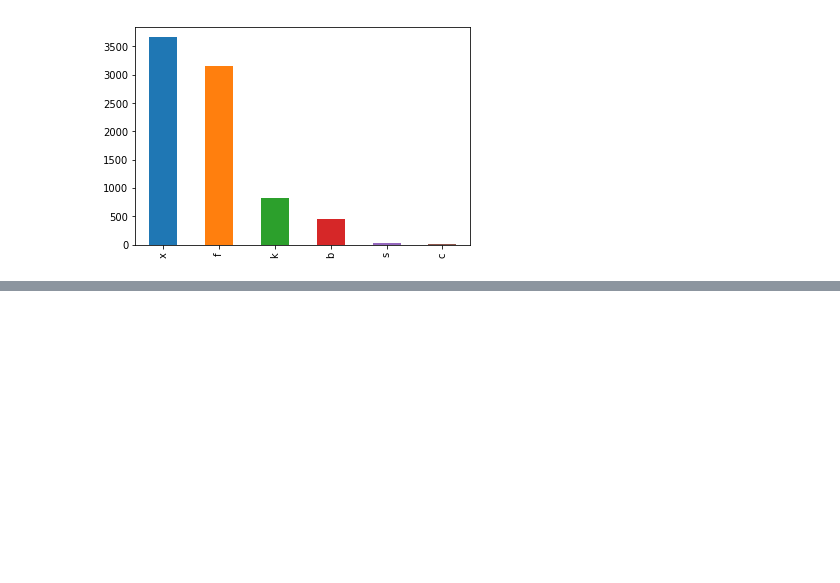
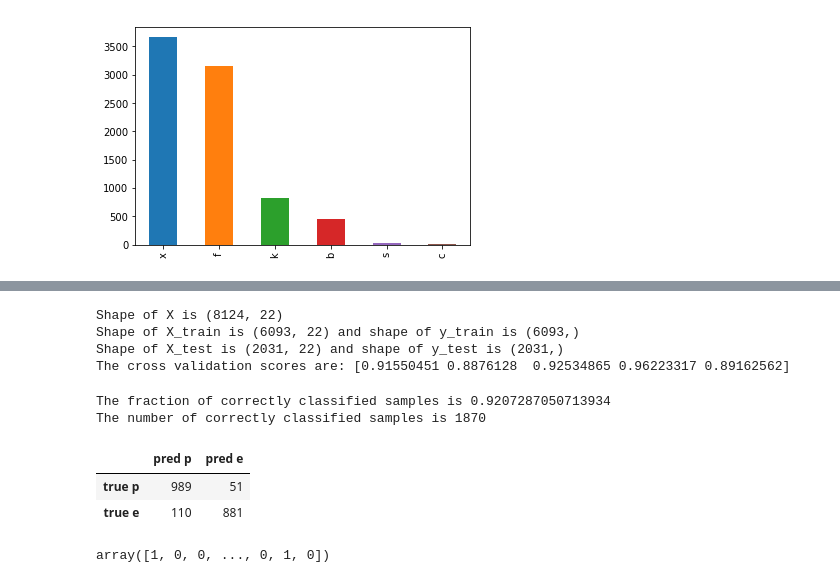
Before and after one commit to kulraghav/MLPractice, a Jupyter notebook: Notebooks/classify_mushrooms.ipynb, the cells around one changed output, grey strips where cells are left out. Drawn from its saved outputs; the diff is of its cells as text; code cells hidden in the pictures; blank space fills up the shorter version.

```diff
--- a/Notebooks/classify_mushrooms.ipynb
+++ b/Notebooks/classify_mushrooms.ipynb
@@ -102,0 +158,71 @@ df['cap-shape'].value_counts().plot(kind='bar')
+# %%
+import pandas as pd
+import numpy as np
+import chardet
+from sklearn.feature_extraction.text import TfidfVectorizer
+from sklearn.linear_model import LogisticRegression
+from sklearn.pipeline import Pipeline
+from sklearn.externals import joblib
+from sklearn.metrics import accuracy_score, confusion_matrix
+from sklearn.model_selection import cross_val_score
+from sklearn.model_selection import train_test_split
+from datetime import date
+
+path_to_data = "mushrooms.csv"
+df = pd.read_csv(path_to_data)
+columns = df.columns.tolist()
+
+from sklearn.preprocessing import LabelEncoder
+labelencoder=LabelEncoder()
+
+features = [column for column in columns]
+features.remove('class')
+
+for column in df.columns:
+    df[column] = labelencoder.fit_transform(df[column])
+
+X = df[features]
+y = df['class']
+
+X_train, X_test, y_train, y_test = train_test_split(X, y, random_state=42)
+
+print("Shape of X is {}".format(X.shape))
+print("Shape of X_train is {} and shape of y_train is {}".format(X_train.shape, y_train.shape))
+print("Shape of X_test is {} and shape of y_test is {}".format(X_test.shape, y_test.shape))
+
+model = RandomForestClassifier(max_depth=2)
+
+print("The cross validation scores are: {}".format(cross_val_score(model, X=X_train, y=y_train, cv=5)))
+# %% [output]
+Shape of X is (8124, 22)
+Shape of X_train is (6093, 22) and shape of y_train is (6093,)
+Shape of X_test is (2031, 22) and shape of y_test is (2031,)
+The cross validation scores are: [0.91550451 0.8876128  0.92534865 0.96223317 0.89162562]
+# %%
+model.fit(X_train, y_train)
+
+version = date.today().strftime("%Y_%B_%d")
+model_path = 'mushroom_model.joblib_{}'.format(version)
+joblib.dump(model, model_path)
+
+reloaded_model = joblib.load(model_path)
+
+y_test_predicted = reloaded_model.predict(X_test)
+
+print("The fraction of correctly classified samples is {}".format(accuracy_score(y_test, y_test_predicted)))
+print("The number of correctly classified samples is {}".format(accuracy_score(y_test, y_test_predicted, normalize=False)))
+
+
+pd.DataFrame(confusion_matrix(y_test, y_test_predicted),
+             index={'true p', 'true e'},
+             columns={'pred p', 'pred e'})
+# %% [output]
+The fraction of correctly classified samples is 0.9207287050713934
+The number of correctly classified samples is 1870
+|  | pred p | pred e |
+| true p | 989 | 51 |
+| true e | 110 | 881 |
+# %%
+labelencoder.fit_transform(df['class'])
+# %% [output]
+array([1, 0, 0, ..., 0, 1, 0])
```
Also changed, not shown: parts of 8 cells of this notebook.
